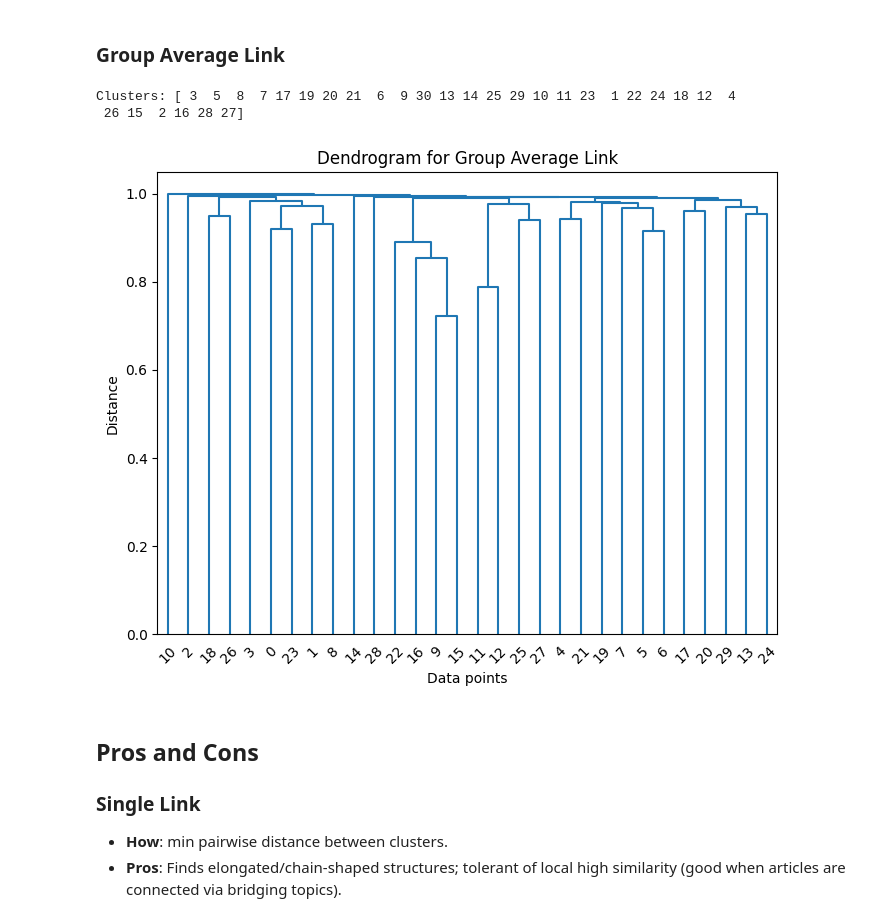
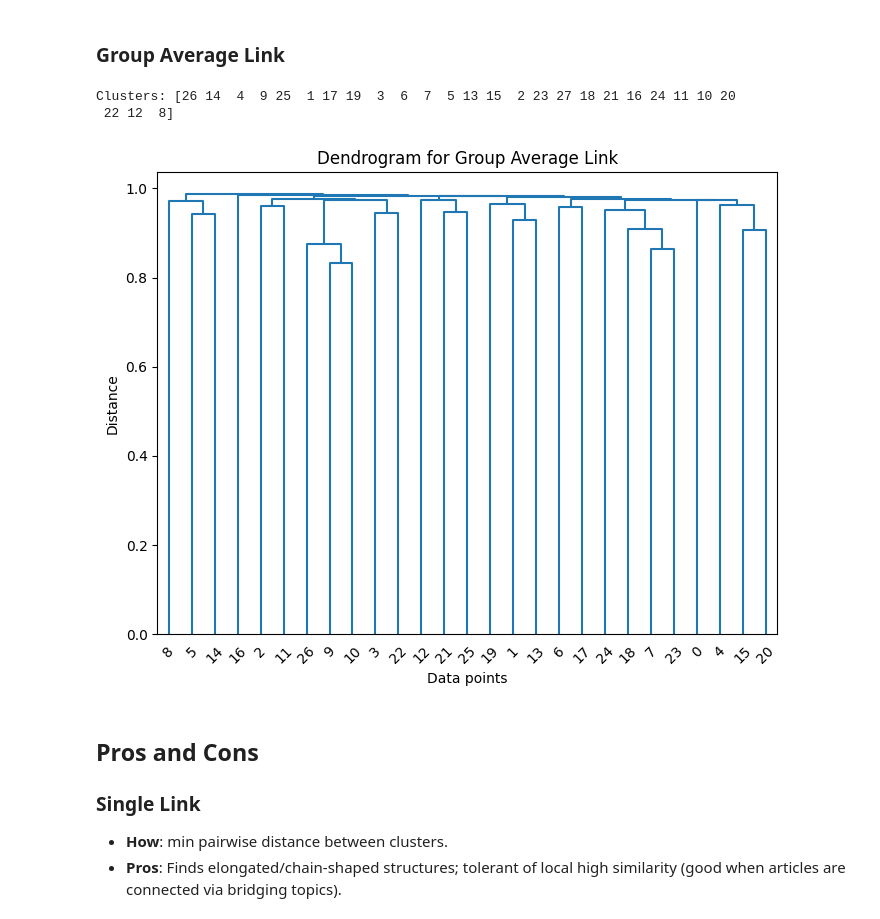
Before and after one commit to nirmaljayin/natural-language-processing, a Jupyter notebook: IR_Assignment_2_GRP_74_PS_8.ipynb, the cells around one changed output. Cells and saved outputs as stored; diff of their text form; code cells hidden in the pictures.

```diff
--- a/IR_Assignment_2_GRP_74_PS_8.ipynb
+++ b/IR_Assignment_2_GRP_74_PS_8.ipynb
@@ -290,7 +294,7 @@ class Preprocessor:
 
         # Remove punctuations and stop words
         filtered_tokens = filter(
-            lambda token: not (self.is_stop_word(token=token)),
+            lambda token: not (self.is_stop_word(token=token) or token.isdigit() or self.is_punctuation(token=token)),
             tokens,
         )
 
@@ -629,33 +629,32 @@ Clusters: [23 21 25 28  8  9  6  5 22  1 30 17 18 15 29  2  3  7 26 16 24 14  4
 # %% [markdown]
 ### **Group Average Link**
 # %%
-def group_average_link(tfidf_matrix: dict[int, pd.Series], *, plot=False) -> None:
+def group_average_link(tfidf_matrix: dict[int, pd.Series], *, plot: bool = False) -> None:
     """Perform group-average hierarchical clustering."""
     # Convert the TF-IDF matrix to a DataFrame so that all the vectors have same dimension
-    df = pd.DataFrame(tfidf_matrix).fillna(0).transpose()
+    tfidf_array = pd.DataFrame(tfidf_matrix).fillna(0).transpose()
     # Perform hierarchical clustering
-    linked = linkage(df, method='average', metric='cosine')
+    linked = linkage(tfidf_array, method="average", metric="cosine")
     if plot:
-
         # For logging flattened clusters with a distance threshold
-        clusters = fcluster(linked, t=0.5, criterion='distance')
+        clusters = fcluster(linked, t=0.5, criterion="distance")
         logger.info(f"Clusters: {clusters}")
 
         plt.figure(figsize=(8, 6), dpi=100)
         dendrogram(linked, truncate_mode="level")
 
         plt.title("Dendrogram for Group Average Link")
         plt.xlabel("Data points")
         plt.ylabel("Distance")
 
         plt.show()
 
 
 group_average_link(tfidf_matrix, plot=True)
 # %% [output]
-Clusters: [ 3  5  8  7 17 19 20 21  6  9 30 13 14 25 29 10 11 23  1 22 24 18 12  4
- 26 15  2 16 28 27]
+Clusters: [26 14  4  9 25  1 17 19  3  6  7  5 13 15  2 23 27 18 21 16 24 11 10 20
+ 22 12  8]
-[figure, old version]
+[figure, new version]
 # %% [markdown]
 ## **Pros and Cons**
 
```
Also changed, not shown: parts of 9 cells of this notebook, 8 other files.
